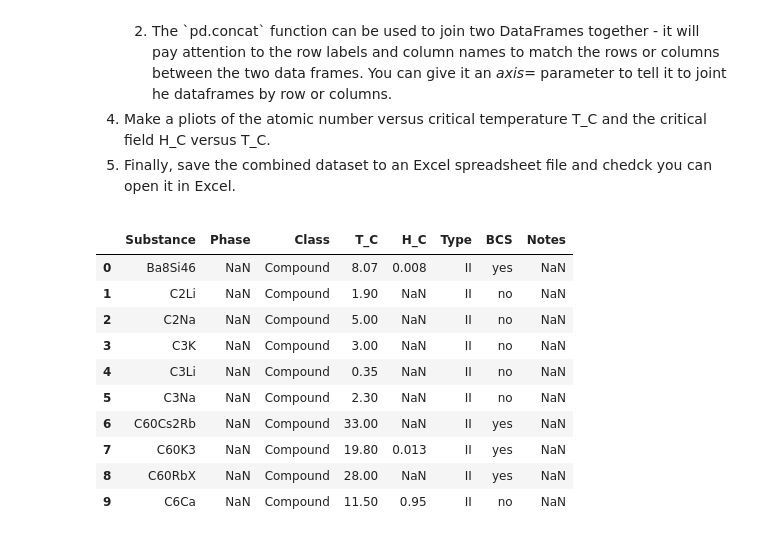
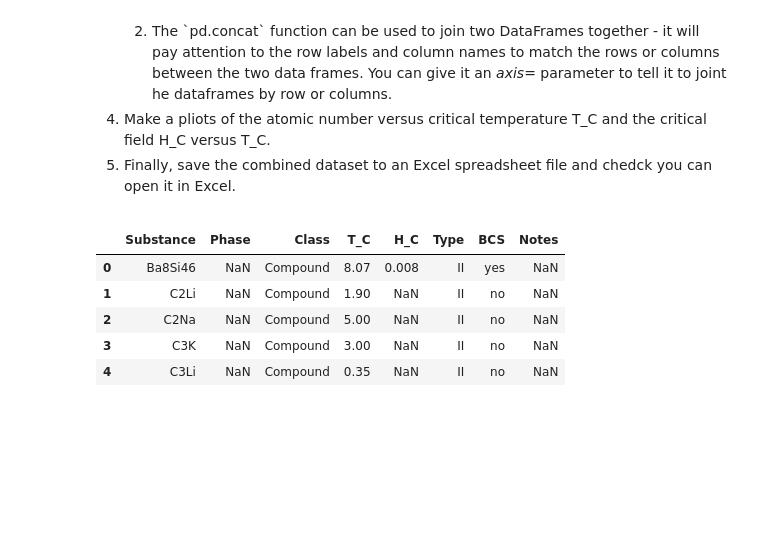
Before and after one commit to JoeyBream/python-challenges-2, a Jupyter notebook: PHYS2320 Lab 6.ipynb, the cells around one changed output. Saved outputs shown, nothing was run; the diff lists cells and outputs as text; code cells hidden in the pictures; blank space fills up the shorter version.

```diff
--- a/PHYS2320 Lab 6.ipynb
+++ b/PHYS2320 Lab 6.ipynb
@@ -419,17 +419,13 @@ A really common thing that one needs to do in Data Science is to combine informa
 
 </div>
 # %%
+'''1. Download the file and read it into a new pandas data frame.'''
 superconductors_df = pd.read_excel('Superconductors.xlsx')
-superconductors_df.head(10)
+superconductors_df.head()
 # %% [output]
 |  | Substance | Phase | Class | T_C | H_C | Type | BCS | Notes |
 | 0 | Ba8Si46 | NaN | Compound | 8.07 | 0.008 | II | yes | NaN |
 | 1 | C2Li | NaN | Compound | 1.90 | NaN | II | no | NaN |
 | 2 | C2Na | NaN | Compound | 5.00 | NaN | II | no | NaN |
 | 3 | C3K | NaN | Compound | 3.00 | NaN | II | no | NaN |
 | 4 | C3Li | NaN | Compound | 0.35 | NaN | II | no | NaN |
-| 5 | C3Na | NaN | Compound | 2.30 | NaN | II | no | NaN |
-| 6 | C60Cs2Rb | NaN | Compound | 33.00 | NaN | II | yes | NaN |
-| 7 | C60K3 | NaN | Compound | 19.80 | 0.013 | II | yes | NaN |
-| 8 | C60RbX | NaN | Compound | 28.00 | NaN | II | yes | NaN |
-| 9 | C6Ca | NaN | Compound | 11.50 | 0.95 | II | no | NaN |
```
Also changed, not shown: parts of 2 cells of this notebook.
